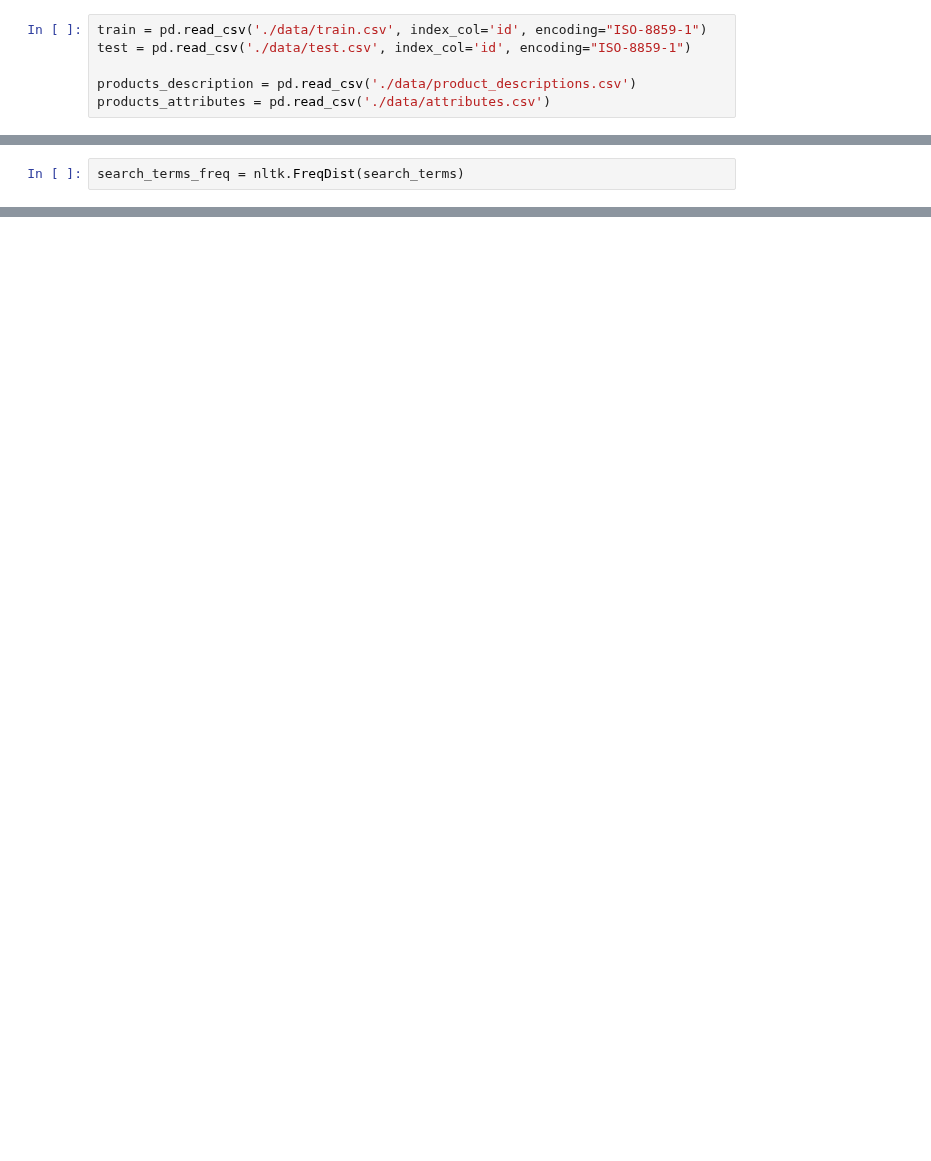
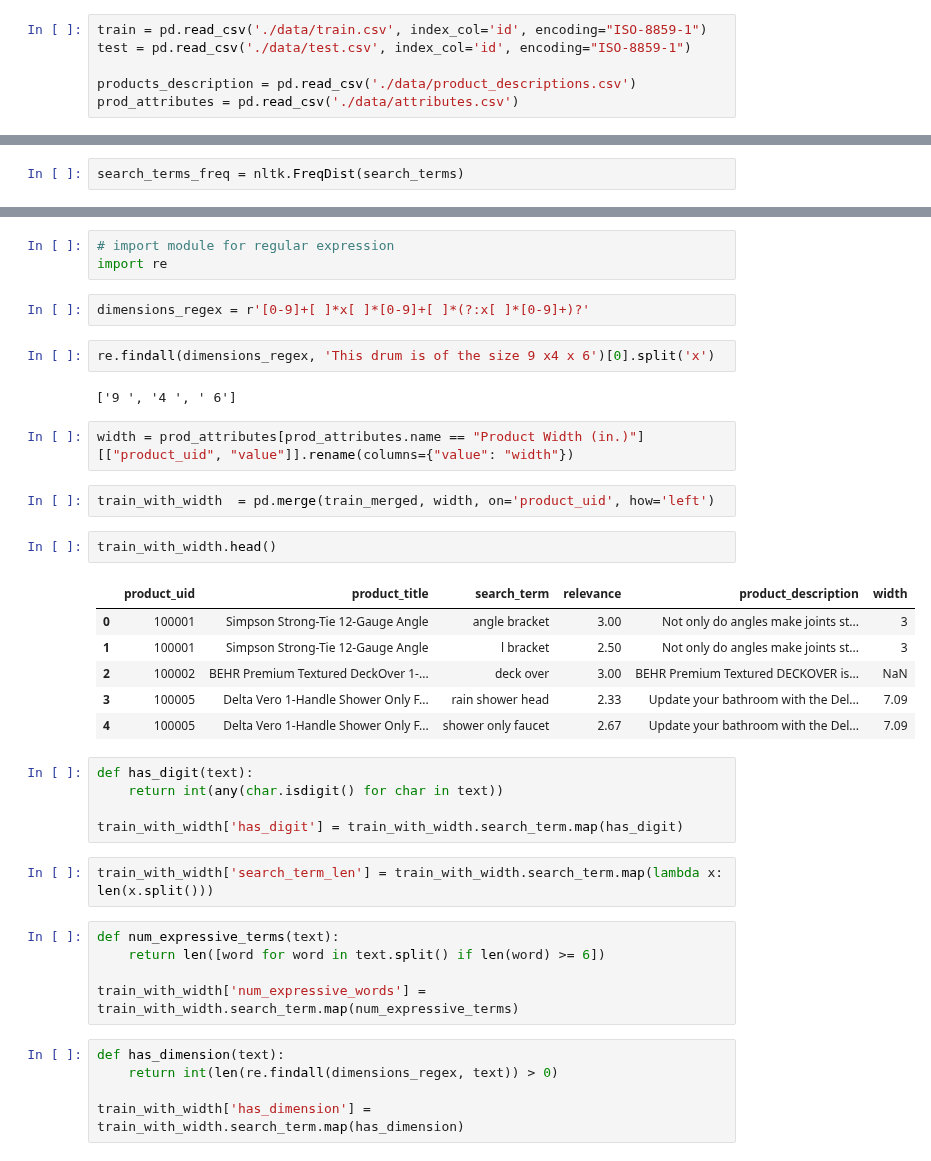
Before and after one commit to numb3r33/Kaggle-Competitions, a Jupyter notebook: Home-Depot/Analysis.ipynb, the cells around one changed output, grey strips where cells are left out. Cells and saved outputs as stored; diff of their text form; blank space fills up the shorter version.

Commit message:
New feature relating to whether search term has dimensions of the product it is referring to

```diff
--- a/Home-Depot/Analysis.ipynb
+++ b/Home-Depot/Analysis.ipynb
@@ -15,4 +15,4 @@ train = pd.read_csv('./data/train.csv', index_col='id', encoding="ISO-8859-1")
 test = pd.read_csv('./data/test.csv', index_col='id', encoding="ISO-8859-1")
 
 products_description = pd.read_csv('./data/product_descriptions.csv')
-products_attributes = pd.read_csv('./data/attributes.csv')
+prod_attributes = pd.read_csv('./data/attributes.csv')
@@ -100,0 +102,39 @@ Name: relevance, dtype: float64
+# %%
+# import module for regular expression
+import re
+# %%
+dimensions_regex = r'[0-9]+[ ]*x[ ]*[0-9]+[ ]*(?:x[ ]*[0-9]+)?'
+# %%
+re.findall(dimensions_regex, 'This drum is of the size 9 x4 x 6')[0].split('x')
+# %% [output]
+['9 ', '4 ', ' 6']
+# %%
+width = prod_attributes[prod_attributes.name == "Product Width (in.)"][["product_uid", "value"]].rename(columns={"value": "width"})
+# %%
+train_with_width  = pd.merge(train_merged, width, on='product_uid', how='left')
+# %%
+train_with_width.head()
+# %% [output]
+|  | product_uid | product_title | search_term | relevance | product_description | width |
+| 0 | 100001 | Simpson Strong-Tie 12-Gauge Angle | angle bracket | 3.00 | Not only do angles make joints st... | 3 |
+| 1 | 100001 | Simpson Strong-Tie 12-Gauge Angle | l bracket | 2.50 | Not only do angles make joints st... | 3 |
+| 2 | 100002 | BEHR Premium Textured DeckOver 1-... | deck over | 3.00 | BEHR Premium Textured DECKOVER is... | NaN |
+| 3 | 100005 | Delta Vero 1-Handle Shower Only F... | rain shower head | 2.33 | Update your bathroom with the Del... | 7.09 |
+| 4 | 100005 | Delta Vero 1-Handle Shower Only F... | shower only faucet | 2.67 | Update your bathroom with the Del... | 7.09 |
+# %%
+def has_digit(text):
+    return int(any(char.isdigit() for char in text))
+
+train_with_width['has_digit'] = train_with_width.search_term.map(has_digit)
+# %%
+train_with_width['search_term_len'] = train_with_width.search_term.map(lambda x: len(x.split()))
+# %%
+def num_expressive_terms(text):
+    return len([word for word in text.split() if len(word) >= 6])
+
+train_with_width['num_expressive_words'] = train_with_width.search_term.map(num_expressive_terms)
+# %%
+def has_dimension(text):
+    return int(len(re.findall(dimensions_regex, text)) > 0)
+
+train_with_width['has_dimension'] = train_with_width.search_term.map(has_dimension)
```
Also changed, not shown: parts of 14 cells of this notebook, 3 other files.
